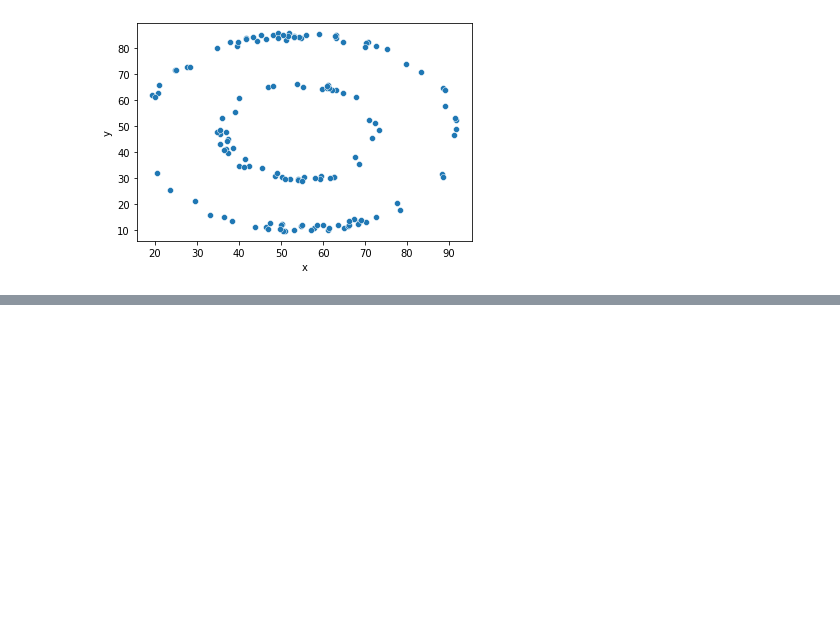
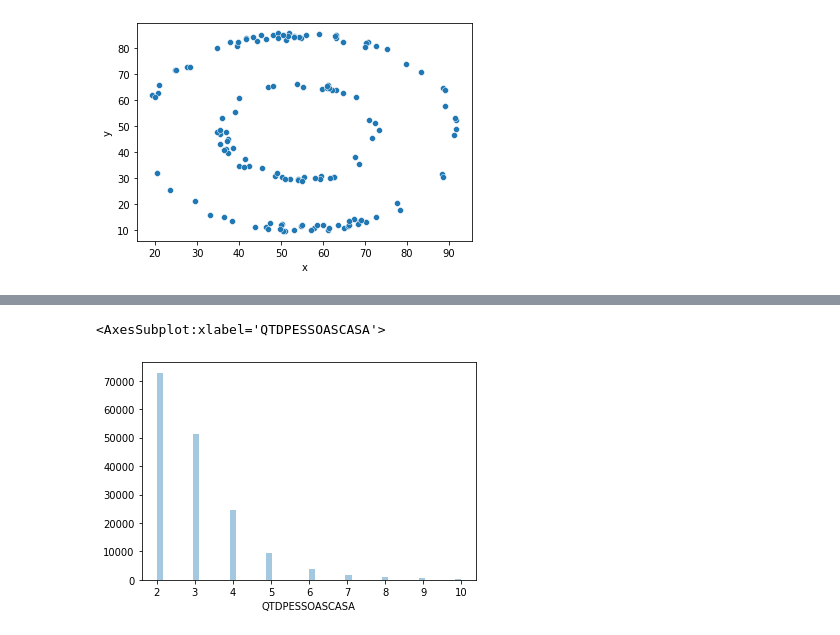
Before and after one commit to jpbarddal/jpbarddal.github.io, a Jupyter notebook: assets/data/lectures/2023/ppgia_data_science_2023.ipynb, the cells around one changed output, grey strips where cells are left out. Saved outputs shown, nothing was run; the diff lists cells and outputs as text; code cells hidden in the pictures; blank space fills up the shorter version.

```diff
--- a/assets/data/lectures/2023/ppgia_data_science_2023.ipynb
+++ b/assets/data/lectures/2023/ppgia_data_science_2023.ipynb
@@ -306,0 +394,5 @@ for i in range(0, 10):
+# %%
+sns.distplot(df['QTDPESSOASCASA'], kde=False)
+# %% [output]
+<AxesSubplot:xlabel='QTDPESSOASCASA'>
+[figure, added]
```
Also changed, not shown: parts of 32 cells of this notebook, 4 other files.
